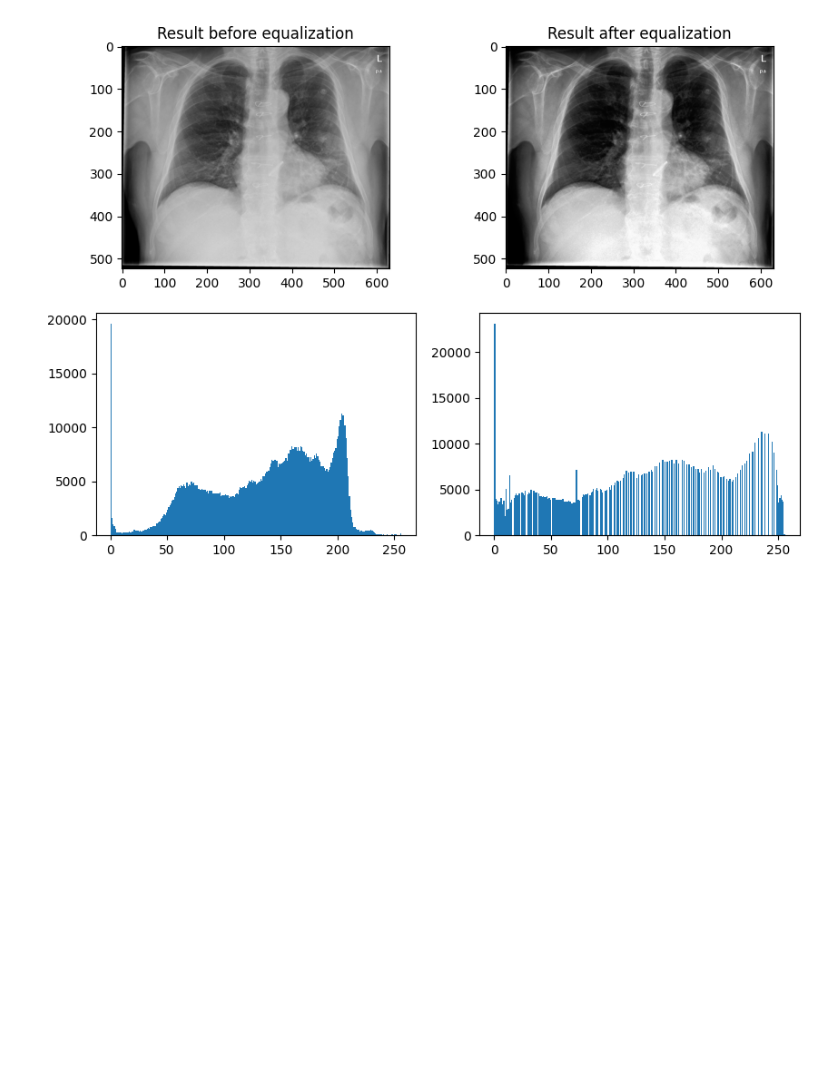
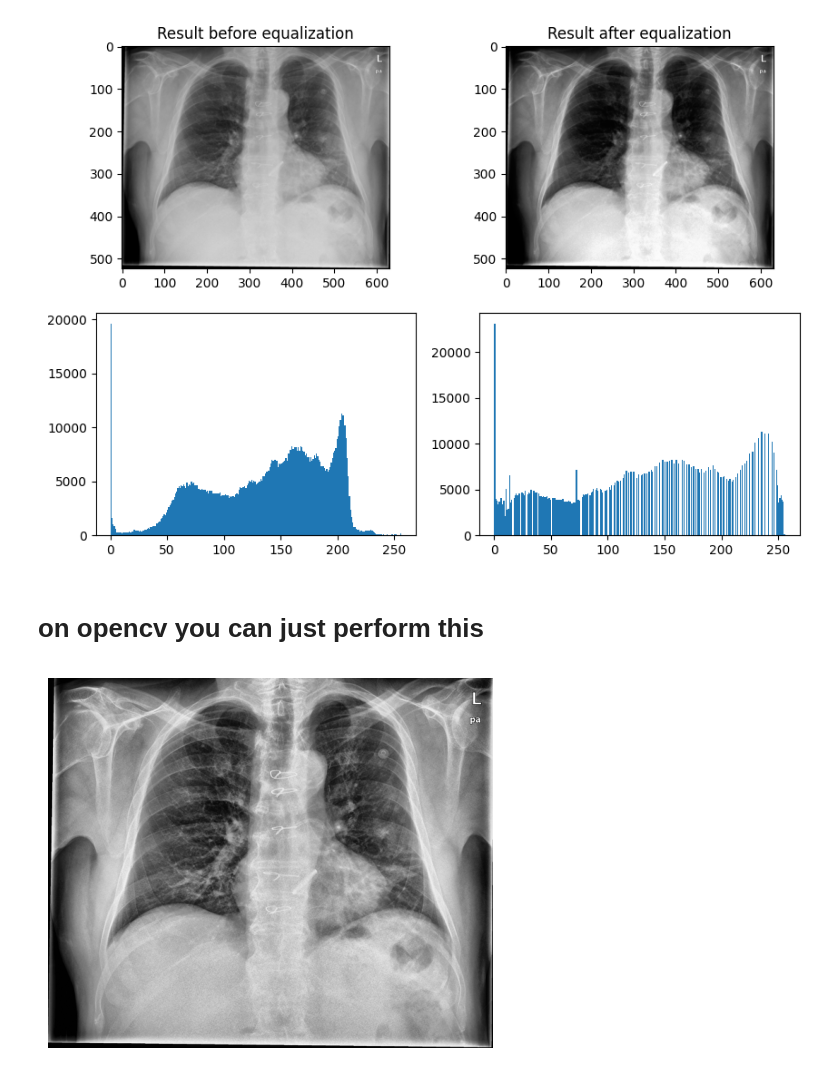
Before and after one commit to soultanyousif/histogram-equalization, a Jupyter notebook: histogram_equalization.ipynb, the cells around one changed output. Drawn from its saved outputs; the diff is of its cells as text; code cells hidden in the pictures; blank space fills up the shorter version.

```diff
--- a/histogram_equalization.ipynb
+++ b/histogram_equalization.ipynb
@@ -81,3 +81,15 @@ result, normalized_cumsum = equalizeHist(low_quality_xray)
 drawImage(low_quality_xray, result, normalized_cumsum)
 # %% [output]
 [figure]
+# %% [markdown]
+# **on opencv you can just perform this**
+# %%
+import cv2
+img = cv2.imread("/content/low quality x rayjpeg.jpeg", cv2.IMREAD_GRAYSCALE)
+clahe = cv2.createCLAHE(clipLimit=2.0, tileGridSize=(8,8))
+equalized = clahe.apply(img)
+plt.imshow(equalized, cmap='gray')
+plt.axis('off')
+plt.show()
+# %% [output]
+[figure, added]
```
